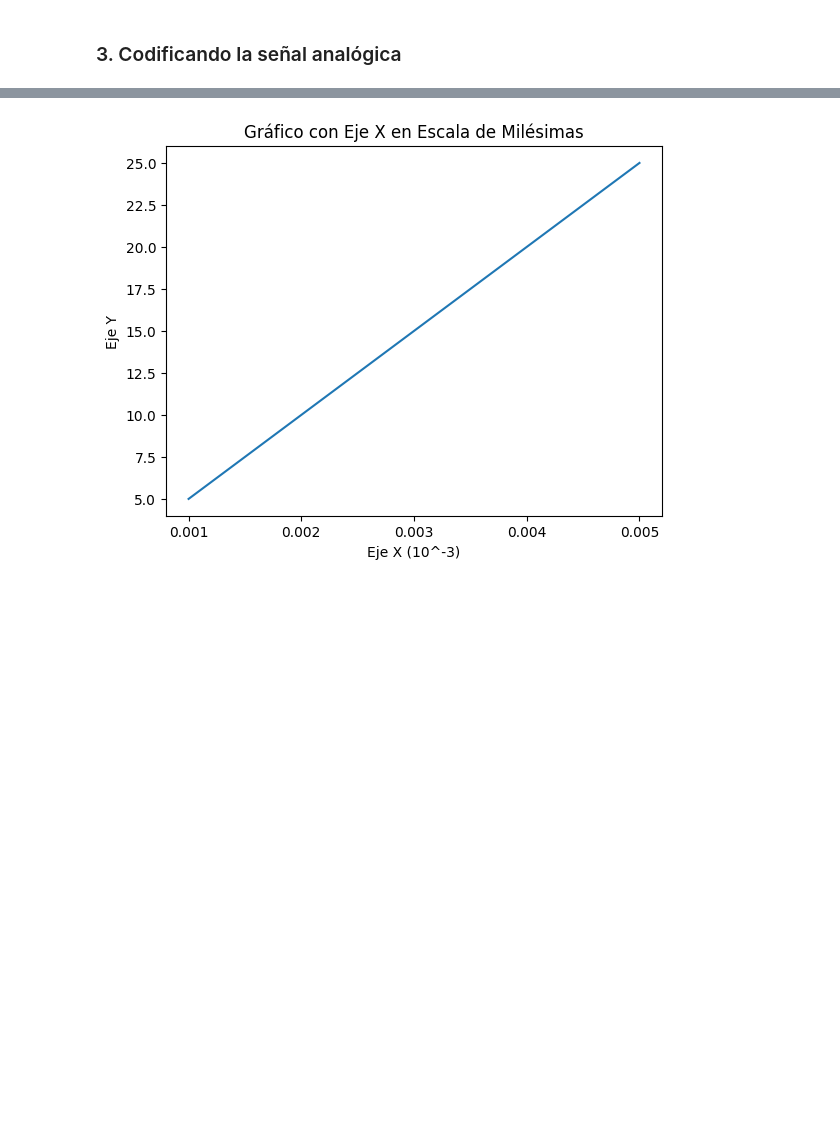
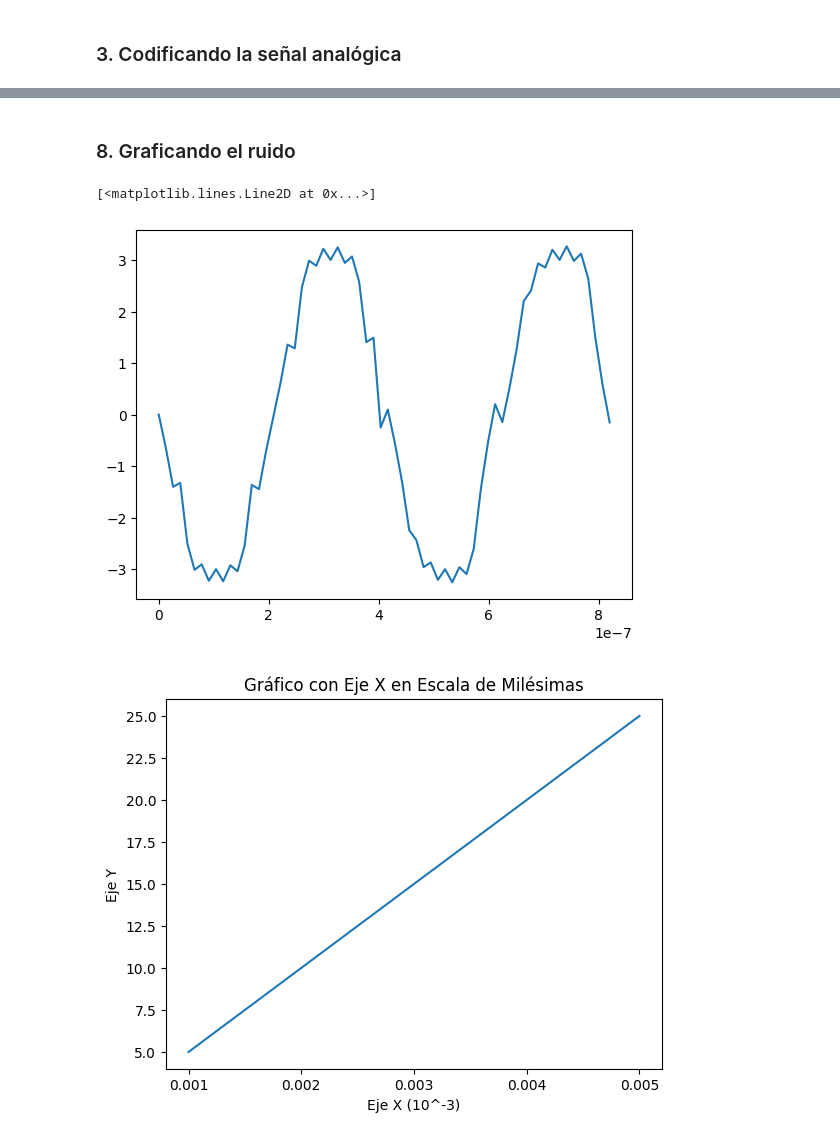
Before and after one commit to dbsalazarr/converter-ad-da, a Jupyter notebook: graphic_functions.ipynb, the cells around one changed output, grey strips where cells are left out. Cells and saved outputs as stored; diff of their text form; code cells hidden in the pictures; blank space fills up the shorter version.

```diff
--- a/graphic_functions.ipynb
+++ b/graphic_functions.ipynb
@@ -130,0 +175,5 @@ SyntaxError: invalid syntax (3561394349.py, line 9)
+# %%
+print(len(digital_signal))
+print(len(puntos_muestreo))
+error = np.subtract( puntos_muestreo, digital_signal)
+print(error)
@@ -131,3 +194,10 @@ SyntaxError: invalid syntax (3561394349.py, line 9)
+# %% [markdown]
+### 8. Graficando el ruido
+# %%
+plt.plot(freq_muestreo, error)
+# %% [output]
+[<matplotlib.lines.Line2D at 0x...>]
+[figure, added]
 # %%
 # Datos de ejemplo
 x = [0.001, 0.002, 0.003, 0.004, 0.005]
```
Also changed, not shown: parts of 14 cells of this notebook, 2 other files.
